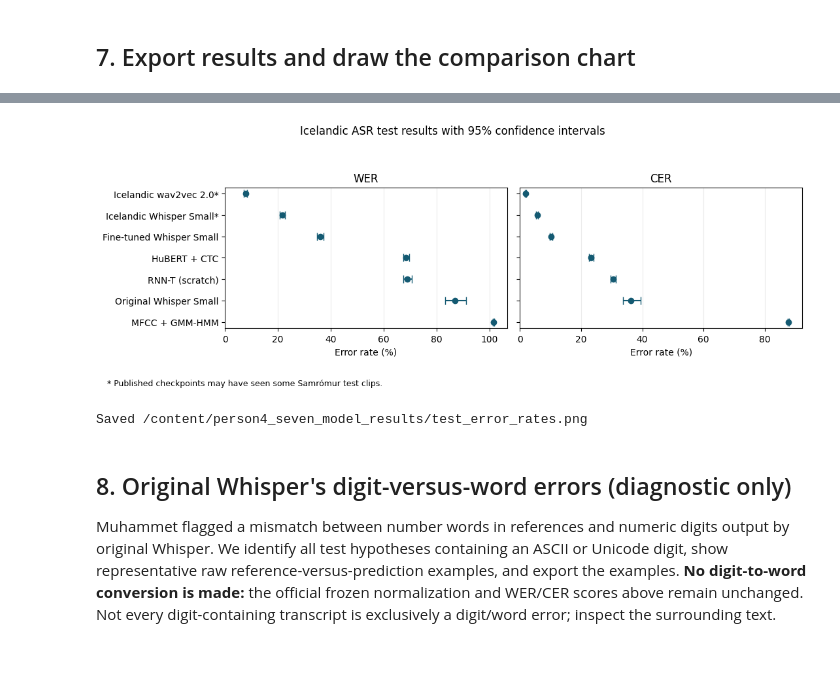
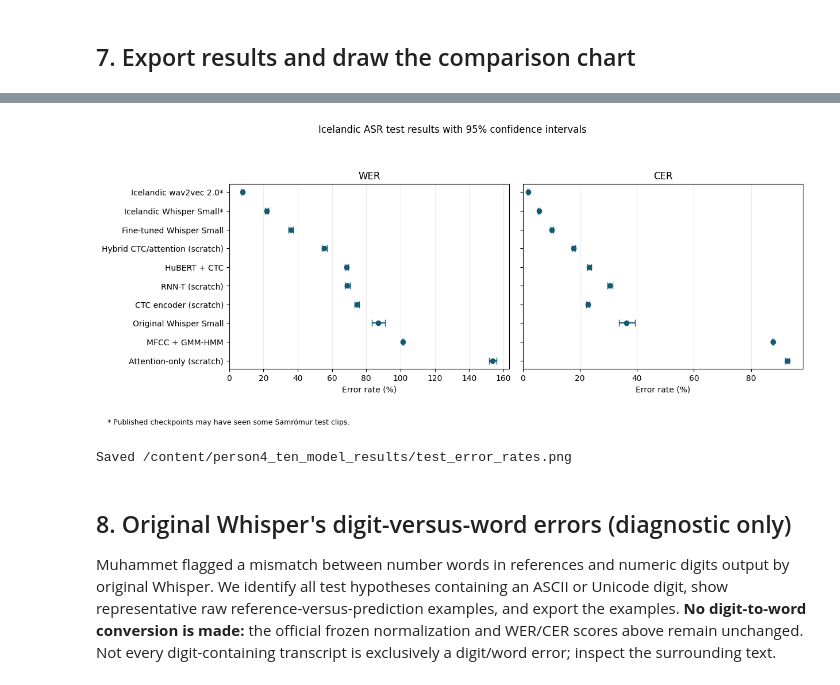
Before and after one commit to RanimAlyaseen/icelandic-asr-project3, a Jupyter notebook: notebooks/Person4_Icelandic_ASR_Evaluation.ipynb, the cells around one changed output, grey strips where cells are left out. Saved outputs shown, nothing was run; the diff lists cells and outputs as text; code cells hidden in the pictures; blank space fills up the shorter version.

Commit message:
Update evaluation notebook for ten models with pinned Whisper input

```diff
--- a/notebooks/Person4_Icelandic_ASR_Evaluation.ipynb
+++ b/notebooks/Person4_Icelandic_ASR_Evaluation.ipynb
@@ -229,8 +269,8 @@ for row in p3_rows:
 rows_by_model["whisper_finetuned_step1000_test.csv"] = p3_converted
 model_files.append("whisper_finetuned_step1000_test.csv")
 
-# Person 5 GMM-HMM and Person 2 RNN-T use the same baseline CSV schema.
-for extra_filename in ("mfcc_gmm_hmm_test.csv", "rnnt_test.csv"):
+# Additional ASR models use the same baseline CSV schema.
+for extra_filename in added_predictions:
     extra_rows = read_rows(inputs / extra_filename)
     if len(extra_rows) != 1884:
         raise ValueError(f"{extra_filename}: expected 1,884 rows, got {len(extra_rows)}")
@@ -267,6 +310,10 @@ reported = {
     "whisper_finetuned_step1000_test.csv": (36.06, 10.16),
     "mfcc_gmm_hmm_test.csv": (101.47, 87.74),
     "rnnt_test.csv": (68.95, 30.54),
+    "ctc_scratch_test.csv": (74.50, 22.88),
+    "hybrid_ctc_attention_test.csv": (55.57, 17.77),
+    # Attention-only's reported 153.8% WER is rounded to one decimal.
+    # Its actual WER and CER are recalculated (153.82%, 92.79%).
 }
 
 for filename, rows in rows_by_model.items():
@@ -658,6 +714,9 @@ labels = {
     "whisper_finetuned_step1000_test.csv": "Fine-tuned Whisper Small",
     "mfcc_gmm_hmm_test.csv": "MFCC + GMM-HMM",
     "rnnt_test.csv": "RNN-T (scratch)",
+    "ctc_scratch_test.csv": "CTC encoder (scratch)",
+    "attention_scratch_test.csv": "Attention-only (scratch)",
+    "hybrid_ctc_attention_test.csv": "Hybrid CTC/attention (scratch)",
 }
 
 scores = pd.DataFrame(ci_rows)
@@ -667,36 +726,36 @@ model_order = (
     .tolist()
 )
 
-fig, axes = plt.subplots(1, 2, figsize=(11, 4.2), sharey=True)
+fig, axes = plt.subplots(1, 2, figsize=(12.5, max(5.5, 0.53 * len(model_order))), sharey=True)
 positions = list(range(len(model_order)))
 
 for ax, metric in zip(axes, ("WER", "CER")):
     subset = scores[scores["metric"] == metric].set_index("model_file").loc[model_order]
     values = subset["score_percent"].to_numpy()
     errors = [
         values - subset["ci_low_percent"].to_numpy(),
         subset["ci_high_percent"].to_numpy() - values,
     ]
 
     ax.errorbar(values, positions, xerr=errors, fmt="o", capsize=4, color="#145A72")
     ax.set_title(metric)
     ax.set_xlabel("Error rate (%)")
     ax.set_xlim(left=0)
     ax.grid(axis="x", alpha=0.25)
 
 axes[0].set_yticks(positions, labels=[labels.get(name, name) for name in model_order])
 axes[0].invert_yaxis()
 fig.suptitle("Icelandic ASR test results with 95% confidence intervals")
 fig.text(0.02, 0.03, "* Published checkpoints may have seen some Samrómur test clips.", fontsize=9)
 fig.tight_layout(rect=(0, 0.10, 1, 0.92))
 
 chart_path = results_dir / "test_error_rates.png"
 fig.savefig(chart_path, dpi=200, bbox_inches="tight")
 plt.show()
 print(f"Saved {chart_path}")
 # %% [output]
-[figure, old version]
+[figure, new version]
-Saved /content/person4_seven_model_results/test_error_rates.png
+Saved /content/person4_ten_model_results/test_error_rates.png
 # %% [markdown]
 ## 8. Original Whisper's digit-versus-word errors (diagnostic only)
 
```
Also changed, not shown: parts of 11 cells of this notebook.
